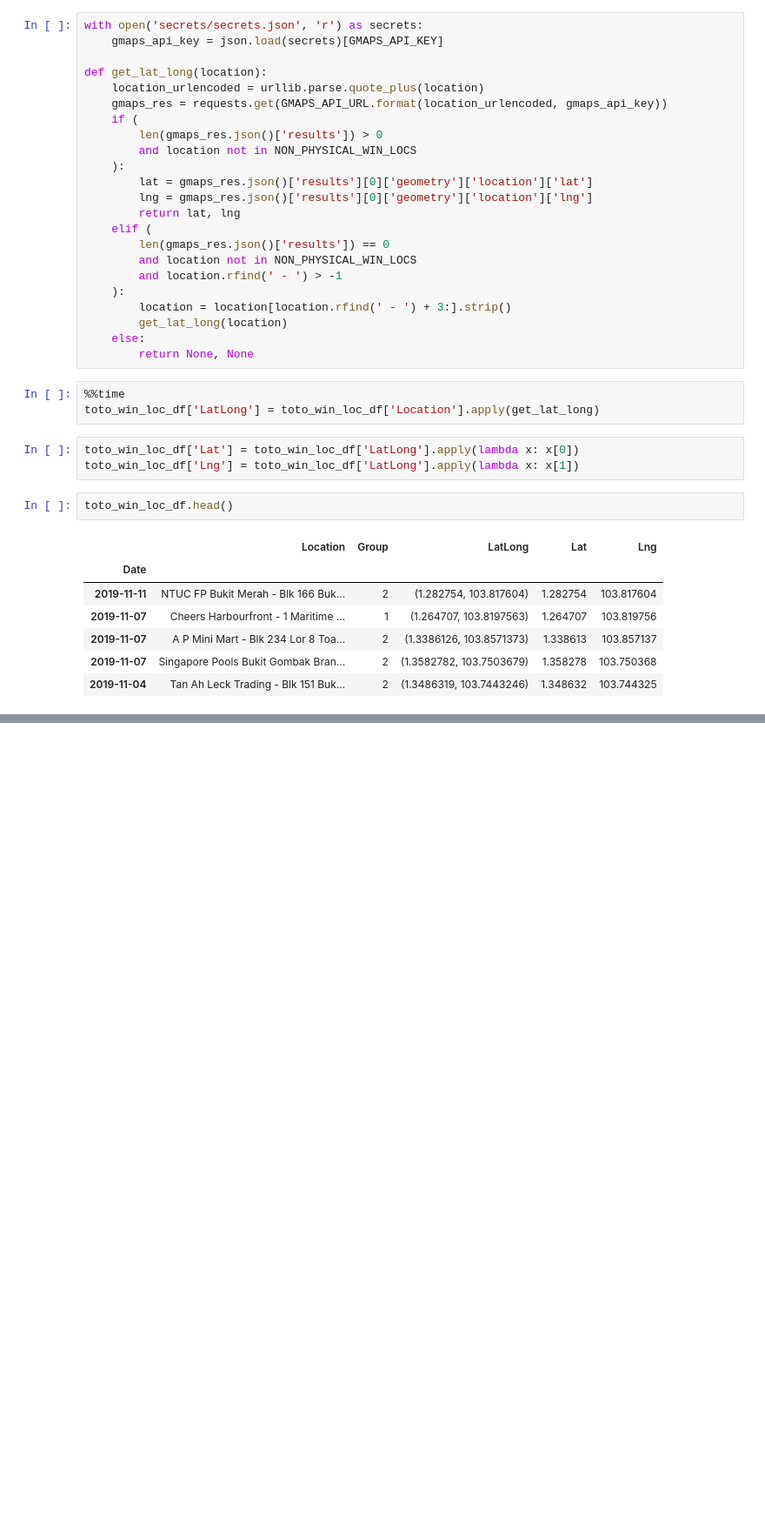
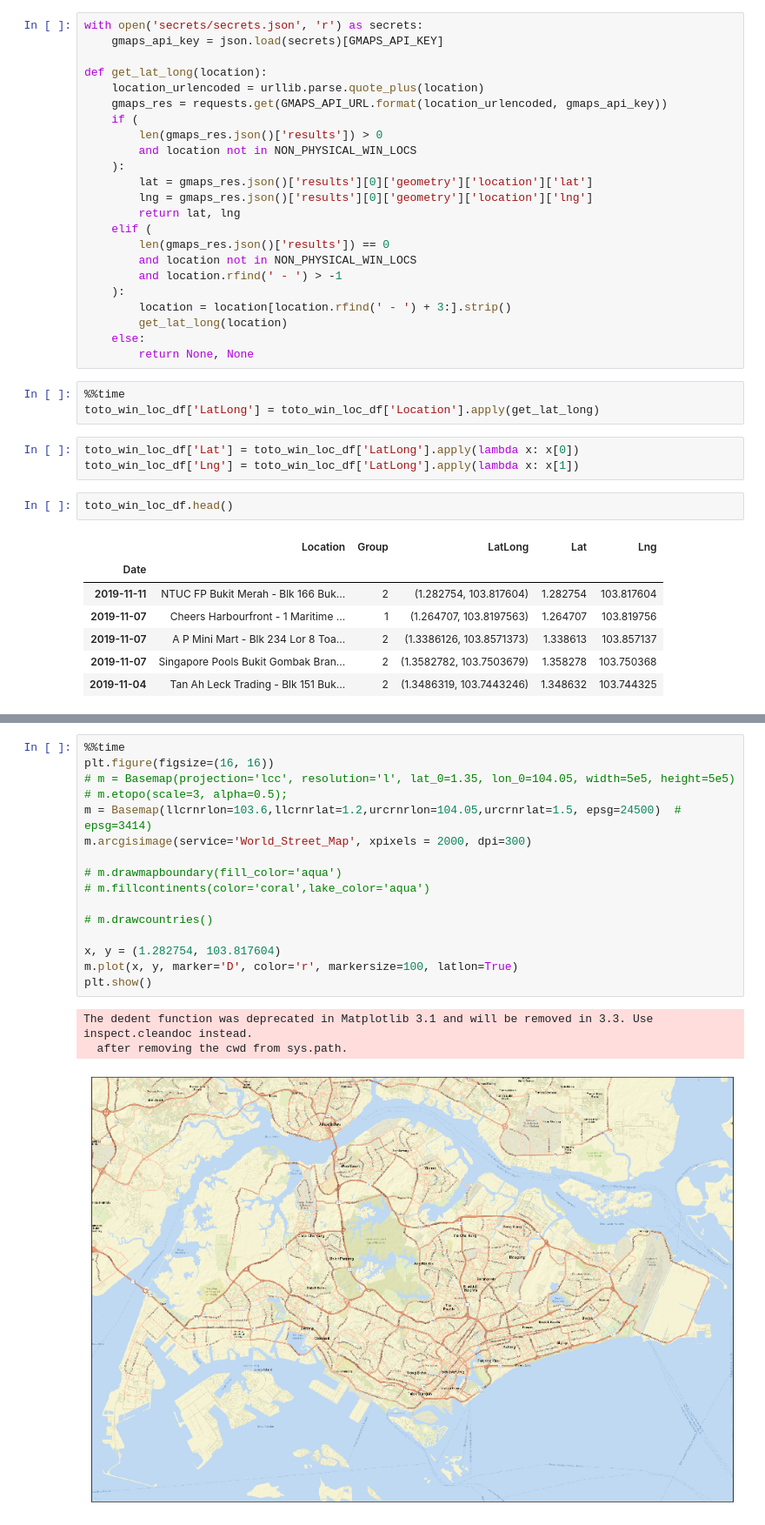
Before and after one commit to yongyct/singapore-pools-analysis, a Jupyter notebook: singapore_pools_analysis.ipynb, the cells around one changed output, grey strips where cells are left out. Shown at 87% size. Drawn from its saved outputs; the diff is of its cells as text; blank space fills up the shorter version.

```diff
--- a/singapore_pools_analysis.ipynb
+++ b/singapore_pools_analysis.ipynb
@@ -516,0 +534,20 @@ toto_win_loc_df.head()
+# %%
+%%time
+plt.figure(figsize=(16, 16))
+# m = Basemap(projection='lcc', resolution='l', lat_0=1.35, lon_0=104.05, width=5e5, height=5e5)
+# m.etopo(scale=3, alpha=0.5);
+m = Basemap(llcrnrlon=103.6,llcrnrlat=1.2,urcrnrlon=104.05,urcrnrlat=1.5, epsg=24500)  # epsg=3414)
+m.arcgisimage(service='World_Street_Map', xpixels = 2000, dpi=300)
+
+# m.drawmapboundary(fill_color='aqua')
+# m.fillcontinents(color='coral',lake_color='aqua')
+
+# m.drawcountries()
+
+x, y = (1.282754, 103.817604)
+m.plot(x, y, marker='D', color='r', markersize=100, latlon=True)
+plt.show()
+# %% [output]
+The dedent function was deprecated in Matplotlib 3.1 and will be removed in 3.3. Use inspect.cleandoc instead.
+  after removing the cwd from sys.path.
+[figure, added]
```
Also changed, not shown: parts of 5 cells of this notebook, 1 other file.
